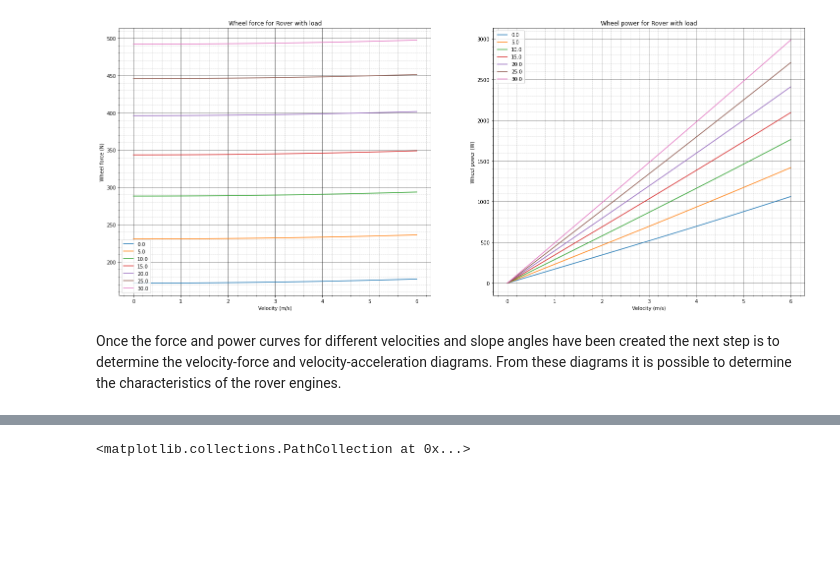
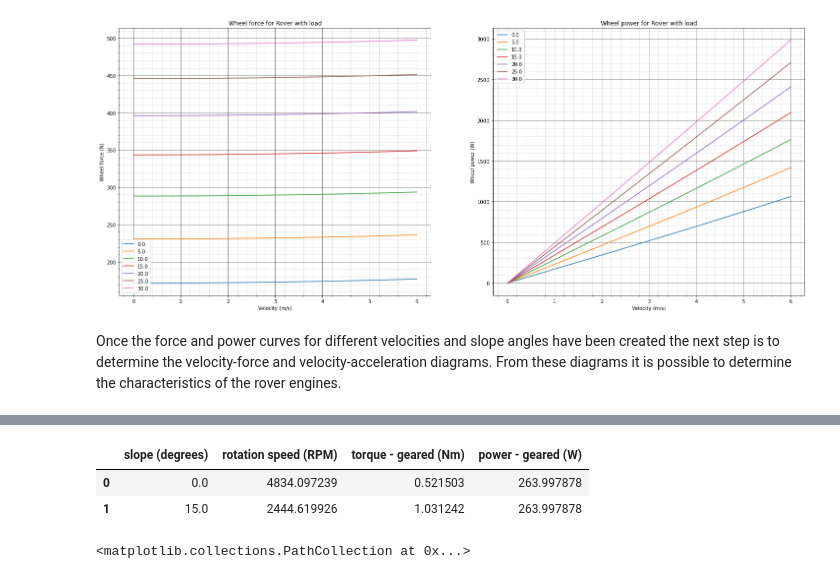
Before and after one commit to pvandervelde/zinger, a Jupyter notebook: mobility.ipynb, the cells around one changed output, grey strips where cells are left out. Saved outputs shown, nothing was run; the diff lists cells and outputs as text; code cells hidden in the pictures; blank space fills up the shorter version.

```diff
--- a/mobility.ipynb
+++ b/mobility.ipynb
@@ -194,3 +161,18 @@ motor_geared_requirements
+# %%
+gear_ratio = 16.0
+
+motor_geared_requirements = pd.DataFrame(
+    [
+        [ 0.0, maximum_rotation_speed * 60.0 * gear_ratio, motor_requirements['torque - safety-factor (Nm)'][0] / gear_ratio, motor_requirements['power - safety-factor (W)'][0] ],
+        [ rover_specs.performance.maximum_slope_angle_with_maximum_load(), maximum_slope_rotation_speed * 60.0 * gear_ratio, motor_requirements['torque - safety-factor (Nm)'][1] / gear_ratio, motor_requirements['power - safety-factor (W)'][1] ]
+    ],
+    columns=['slope (degrees)', 'rotation speed (RPM)', 'torque - geared (Nm)', 'power - geared (W)'])
+
+motor_geared_requirements
+# %% [output]
+|  | slope (degrees) | rotation speed (RPM) | torque - geared (Nm) | power - geared (W) |
+| 0 | 0.0 | 4834.097239 | 0.521503 | 263.997878 |
+| 1 | 15.0 | 2444.619926 | 1.031242 | 263.997878 |
 # %%
 dataframes = []
 for motor_name in ['neo']:
```
Also changed, not shown: parts of 4 cells of this notebook, 1 other file.
